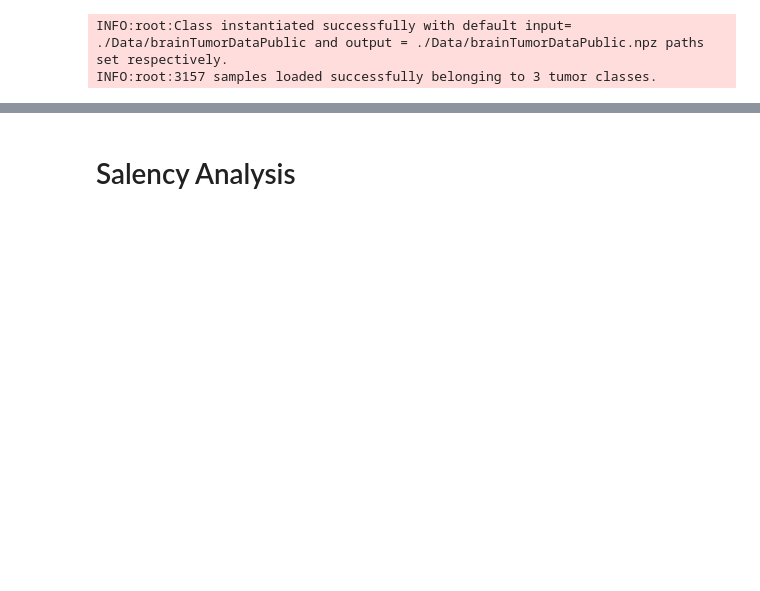
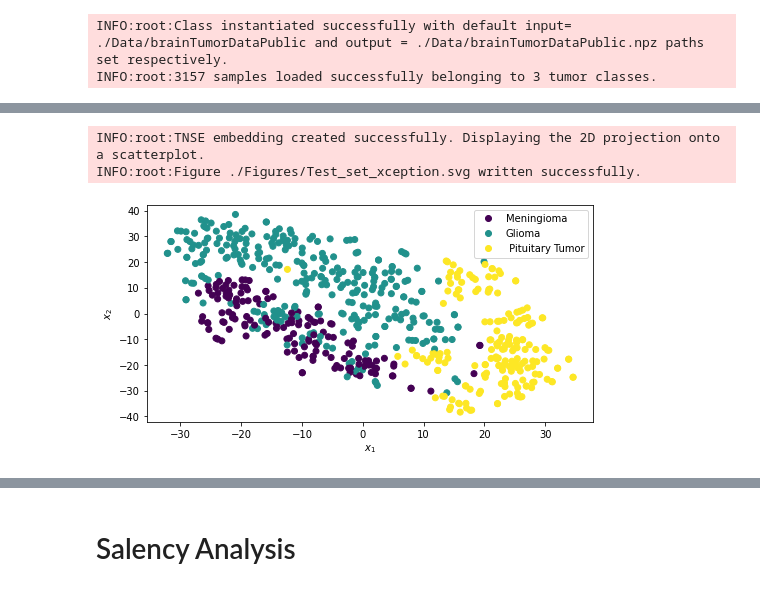
Before and after one commit to yusufbrima/XDNNBioimaging, a Jupyter notebook: Gym.ipynb, the cells around one changed output, grey strips where cells are left out. Cells and saved outputs as stored; diff of their text form; code cells hidden in the pictures; blank space fills up the shorter version.

```diff
--- a/Gym.ipynb
+++ b/Gym.ipynb
@@ -158,4 +152,12 @@ plt.show()
 # %%
-#@title We load a saved trained model
-model = tf.keras.models.load_model("./Models/densenet121")
+#@title We load a saved trained model: xception, resnet50v2, densenet121
+model_name = 'xception'
+model = tf.keras.models.load_model(f"./Models/{model_name}")
 repmodel  = tf.keras.Model(inputs=model.input, outputs=model.layers[-2].output, name = model.name)
+# %%
+X_hat =  repmodel.predict(X_test)
+Utils.project2D(X_hat, y_test,dl.CLASSES,figname=f'Test_set_{model_name}',save=True)
+# %% [output]
+INFO:root:TNSE embedding created successfully. Displaying the 2D projection onto a scatterplot.
+INFO:root:Figure ./Figures/Test_set_xception.svg written successfully.
+[figure, added]
```
Also changed, not shown: parts of 21 cells of this notebook, 11 other files.
